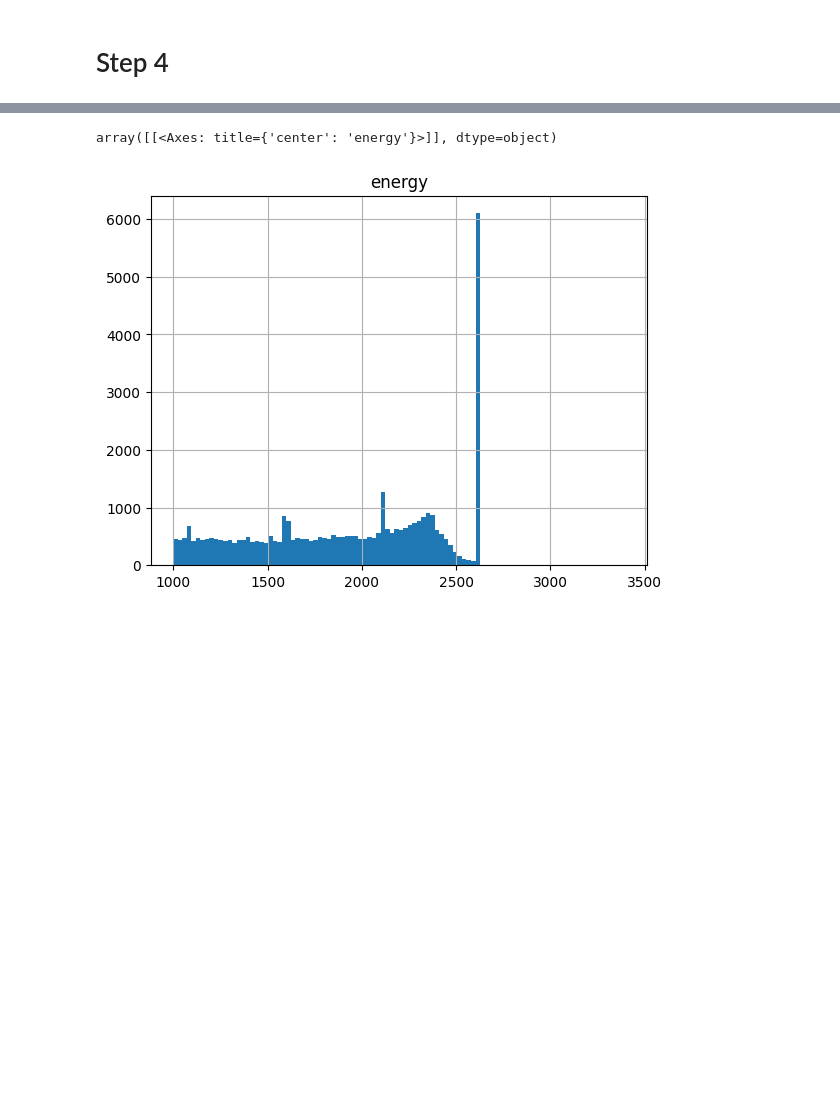
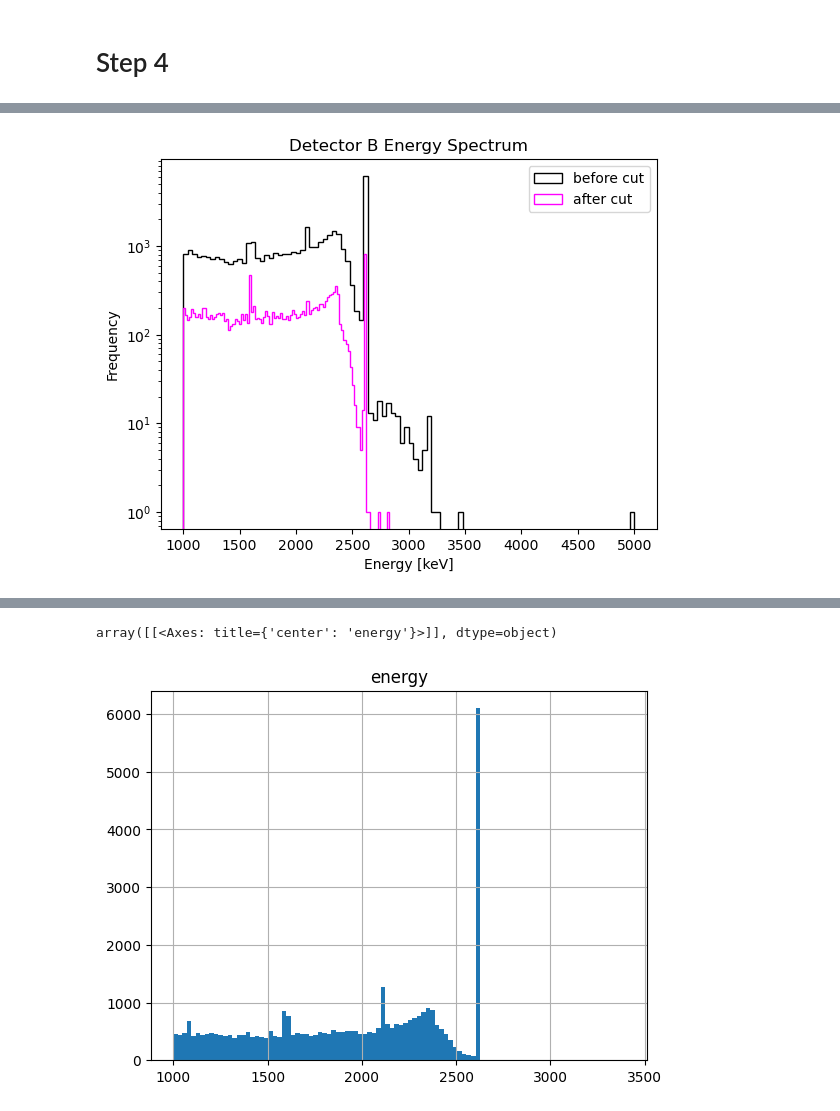
Before and after one commit to jchismar/DSC291, a Jupyter notebook: Ru-finalProject_nb.ipynb, the cells around one changed output, grey strips where cells are left out. Drawn from its saved outputs; the diff is of its cells as text; code cells hidden in the pictures; blank space fills up the shorter version.

```diff
--- a/Ru-finalProject_nb.ipynb
+++ b/Ru-finalProject_nb.ipynb
@@ -77,0 +240,28 @@ The true positive rate with the classification score 0.05  is 42.0%
+# %%
+plt.figure()
+ax = data_B['energy'].plot(
+    kind='hist',
+    title='Detector B Energy Spectrum',
+    bins=100,
+    logy=True,
+    histtype='step',
+    label='before cut',
+    xlabel="Energy [keV]",
+    color="black"
+)
+
+data_B_with_cut['energy'].plot(
+    kind='hist',
+    ax=ax,
+    bins=100,
+    histtype='step',
+    logy=True,
+    label='after cut',
+    xlabel="Energy [keV]",
+    color="magenta"
+)
+
+plt.legend()
+plt.show()
+# %% [output]
+[figure, added]
```
Also changed, not shown: parts of 38 cells of this notebook.
